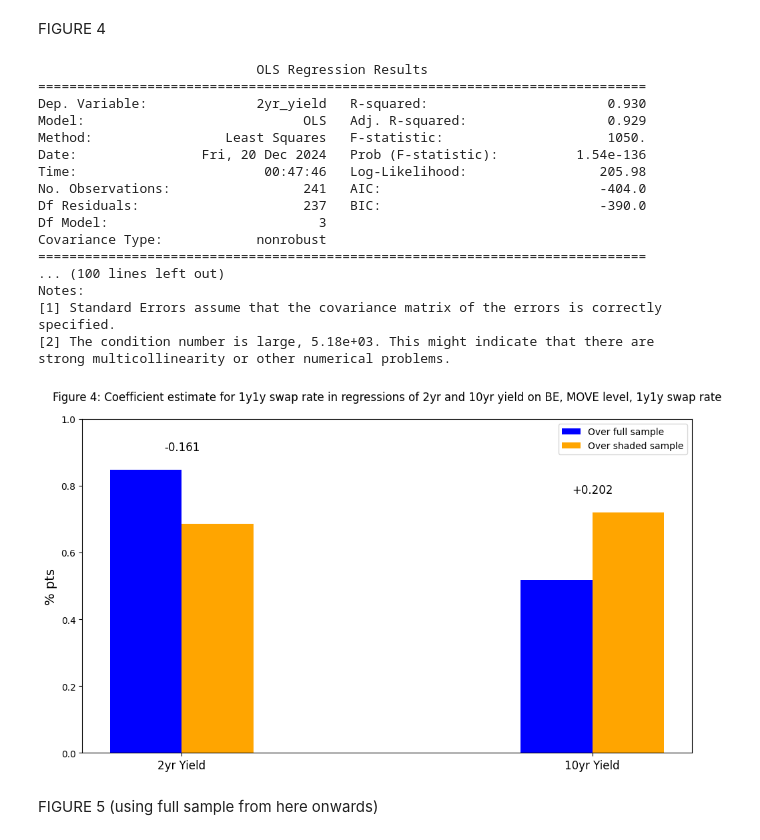
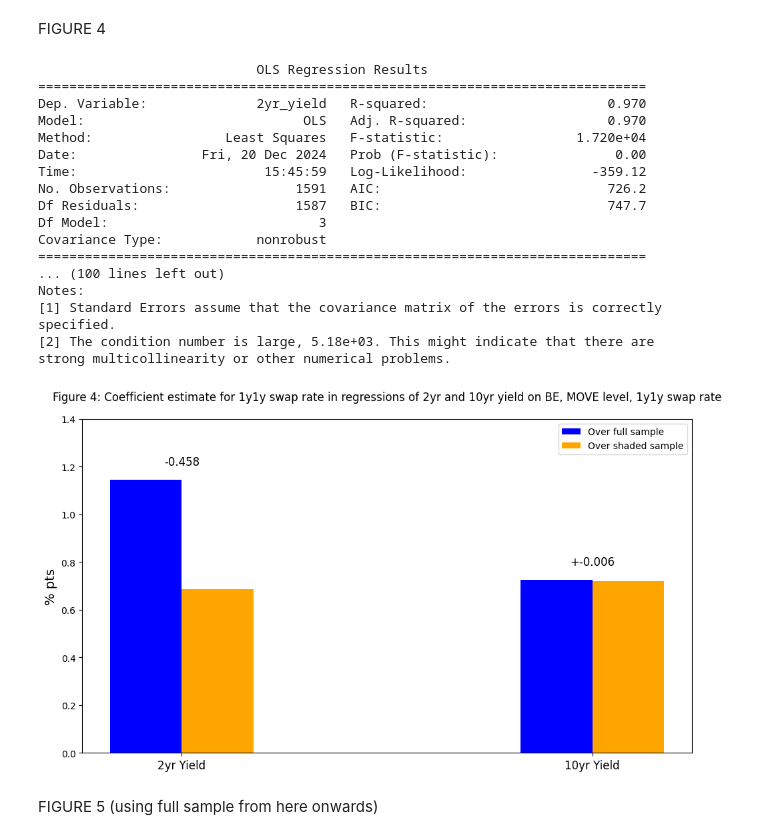
Before and after one commit to ALILODHI-cloud/UVAmacro, a Jupyter notebook: post_1/analysis.ipynb, the cells around one changed output. Saved outputs shown, nothing was run; the diff lists cells and outputs as text; code cells hidden in the pictures.

```diff
--- a/post_1/analysis.ipynb
+++ b/post_1/analysis.ipynb
@@ -240,6 +232,8 @@ plt.show()
 # %% [markdown]
 FIGURE 2
 # %%
+
+
 def perform_regression(title, data, independent_vars, dependent_var, plot_type='line'):
     """
     Performs linear regression and plots residuals over the sample period.
@@ -299,7 +293,7 @@ def perform_regression(title, data, independent_vars, dependent_var, plot_type='
     # Add light grey hue starting from start_date
     plt.axvspan('2024-08-15', '2024-11-27', color='grey', alpha=0.3)
 
-    plt.xlabel('Date')
+    plt.xlabel('R2=86%, SE=5.4bp')
     plt.ylabel('bp')
     plt.title('Figure 2: Residuals over sample period')
     plt.grid(True)
@@ -314,9 +308,12 @@ def perform_regression(title, data, independent_vars, dependent_var, plot_type='
     # Return the residuals DataFrame
     return residuals_df
 
+
+
 steepening_start = '2024-08-15'
 
-perform_regression('main_regression_residuals', df_part1, ['1y1y', 'BE', 'move_level'], 'spread')
+df_total['spread_bp'] = df_total['spread']*100
+perform_regression('main_regression_residuals', df_total, ['1y1y', 'BE', 'move_level'], 'spread_bp')
 # %% [output]
 Linear Regression Results:
 ------------------------------
@@ -353,15 +350,15 @@ Standard Error of the Model: 0.39649914784102663
 FIGURE 3
 # %%
 # Full sample regression
-X_full = df_part1[['1y1y', 'move_level', 'BE']]  # Independent variables
-y_full = df_part1['spread']  # Dependent variable
+X_full = df_total[['1y1y', 'move_level', 'BE']]  # Independent variables
+y_full = df_total['spread']  # Dependent variable
 X_full = sm.add_constant(X_full)  # Add constant (intercept)
 model_full = sm.OLS(y_full, X_full).fit()  # OLS regression
 coef_full = model_full.params[['1y1y', 'move_level', 'BE']]  # Coefficients for the full sample
 print(model_full.summary())
 
 # Restricted sample regression (Date >= '2024-08-15')
-df_restricted = df_part1[df_part1['Date'] >= steepening_start]
+df_restricted = df_total[df_total['Date'] >= steepening_start]
 X_restricted = df_restricted[['1y1y', 'move_level', 'BE']]  # Independent variables
 y_restricted = df_restricted['spread']  # Dependent variable
 X_restricted = sm.add_constant(X_restricted)  # Add constant (intercept)
@@ -412,7 +409,7 @@ ax.legend(loc='upper left', bbox_to_anchor=(1, 1))
 plt.savefig(f'{figure_path}/figure3.jpg', format='jpeg', bbox_inches='tight')
 
 # Set y-axis limits (adjust based on data range)
-ax.set_ylim([-0.4, 1.25])  # Adjust this as needed based on the range of your coefficients
+ax.set_ylim([-0.5, 1.25])  # Adjust this as needed based on the range of your coefficients
 
 # Adjust layout to avoid clipping
 plt.tight_layout()
@@ -446,15 +443,15 @@ FIGURE 4
 # Assuming df_total is already defined
 
 # Full sample regression for 2yr_yield
-X_full = df_part1[['BE', 'move_level', '1y1y']]  # Independent variables
-y_full_2yr = df_part1['2yr_yield']  # Dependent variable
+X_full = df_total[['BE', 'move_level', '1y1y']]  # Independent variables
+y_full_2yr = df_total['2yr_yield']  # Dependent variable
 X_full = sm.add_constant(X_full)  # Add constant (intercept)
 model_full_2yr = sm.OLS(y_full_2yr, X_full).fit()  # OLS regression
 coef_full_2yr = model_full_2yr.params['1y1y']  # Coefficient for 1y1y in full sample
 print(model_full_2yr.summary())
 
 # Restricted sample regression for 2yr_yield (Date >= '2024-08-15')
-df_restricted = df_part1[df_total['Date'] >= '2024-08-15']
+df_restricted = df_total[df_total['Date'] >= '2024-08-15']
 X_restricted = df_restricted[['BE', 'move_level', '1y1y']]  # Independent variables
 y_restricted_2yr = df_restricted['2yr_yield']  # Dependent variable
 X_restricted = sm.add_constant(X_restricted)  # Add constant (intercept)
@@ -463,8 +460,8 @@ coef_restricted_2yr = model_restricted_2yr.params['1y1y']  # Coefficient for 1y1
 print(model_restricted_2yr.summary())
 
 # Full sample regression for 10yr_yield
-X_full_10yr = df_part1[['BE', 'move_level', '1y1y']]  # Independent variables
-y_full_10yr = df_part1['10yr_yield']  # Dependent variable
+X_full_10yr = df_total[['BE', 'move_level', '1y1y']]  # Independent variables
+y_full_10yr = df_total['10yr_yield']  # Dependent variable
 X_full_10yr = sm.add_constant(X_full_10yr)  # Add constant (intercept)
 model_full_10yr = sm.OLS(y_full_10yr, X_full_10yr).fit()  # OLS regression
 coef_full_10yr = model_full_10yr.params['1y1y']  # Coefficient for 1y1y in full sample
@@ -515,42 +512,42 @@ ax.text(midpoint_10yr, max(coef_full_10yr, coef_restricted_10yr) + 0.05, f'+{dif
 # Customizing the graph
 ax.set_title('Figure 4: Coefficient estimate for 1y1y swap rate in regressions of 2yr and 10yr yield on BE, MOVE level, 1y1y swap rate', fontsize=12, pad='20')
 ax.set_ylabel('% pts', fontsize=14)
 
 # Set the x-axis positions and labels
 ax.set_xticks([np.mean(index_2yr), np.mean(index_10yr)])  # Position x-ticks in the middle of each pair
 ax.set_xticklabels(['2yr Yield', '10yr Yield'], fontsize=12)
 
 # Set y-axis limits (customize as needed)
-ax.set_ylim([0, 1])  # Adjust the y-axis limits based on your data
+ax.set_ylim([0, 1.4])  # Adjust the y-axis limits based on your data
 
 # Add a legend
 ax.legend()
 plt.savefig(f'{figure_path}/figure4.jpg', format='jpeg', bbox_inches='tight')
 
 # Tight layout to avoid clipping
 plt.tight_layout()
 
 # Show the plot
 plt.show()
 # %% [output]
                             OLS Regression Results
 ==============================================================================
-Dep. Variable:              2yr_yield   R-squared:                       0.930
-Model:                            OLS   Adj. R-squared:                  0.929
-Method:                 Least Squares   F-statistic:                     1050.
-Date:                Fri, 20 Dec 2024   Prob (F-statistic):          1.54e-136
-Time:                        00:47:46   Log-Likelihood:                 205.98
-No. Observations:                 241   AIC:                            -404.0
-Df Residuals:                     237   BIC:                            -390.0
+Dep. Variable:              2yr_yield   R-squared:                       0.970
+Model:                            OLS   Adj. R-squared:                  0.970
+Method:                 Least Squares   F-statistic:                 1.720e+04
+Date:                Fri, 20 Dec 2024   Prob (F-statistic):               0.00
+Time:                        15:45:59   Log-Likelihood:                -359.12
+No. Observations:                1591   AIC:                             726.2
+Df Residuals:                    1587   BIC:                             747.7
 Df Model:                           3
 Covariance Type:            nonrobust
 ==============================================================================
 ... (100 lines left out)
 Notes:
 [1] Standard Errors assume that the covariance matrix of the errors is correctly specified.
 [2] The condition number is large, 5.18e+03. This might indicate that there are
 strong multicollinearity or other numerical problems.
-[figure, old version]
+[figure, new version]
 # %% [markdown]
 FIGURE 5 (using full sample from here onwards)
 # %%
```
Also changed, not shown: parts of 6 cells of this notebook, 4 other files.
